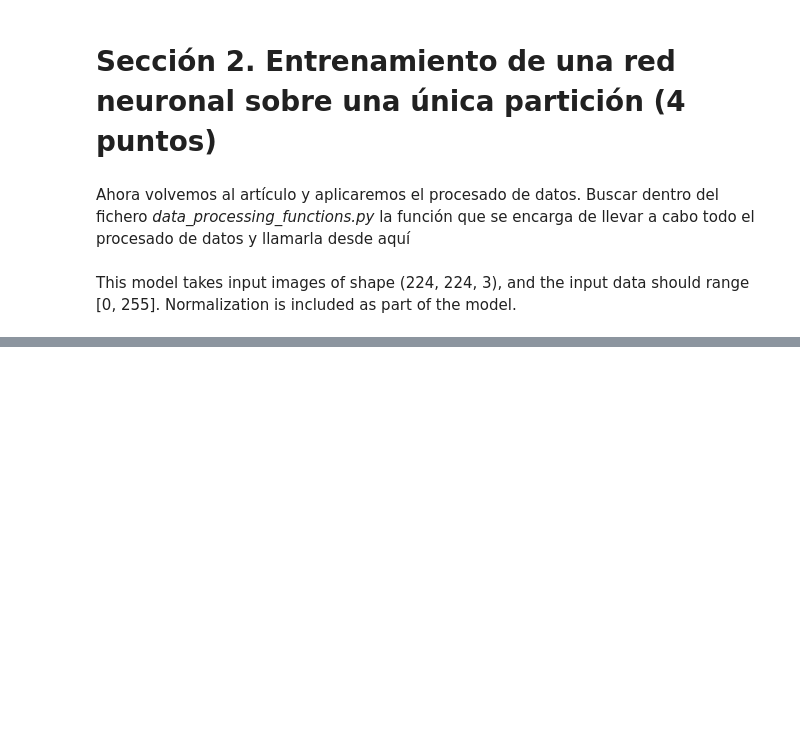
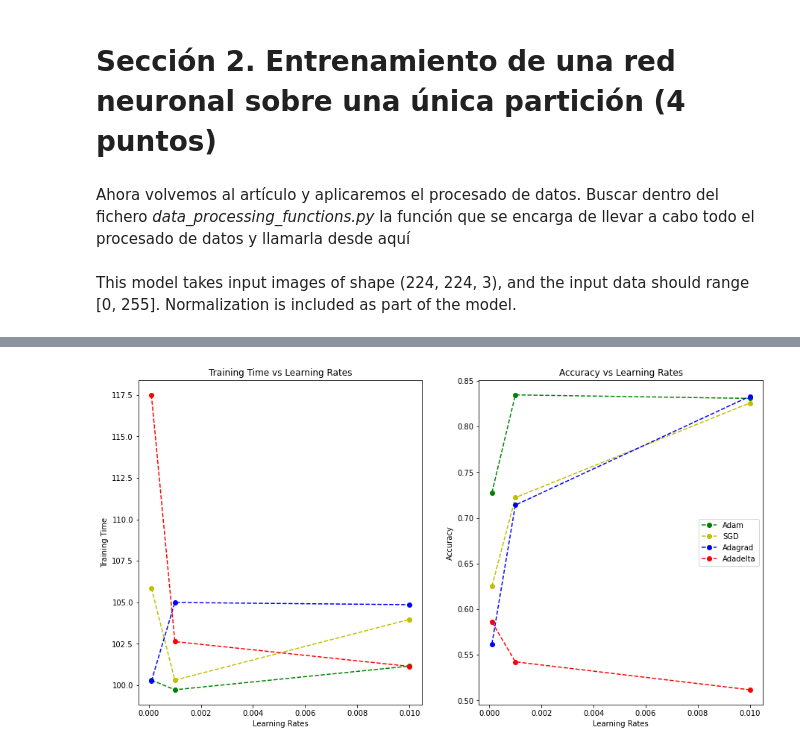
Before and after one commit to mtablado/uoc2022_deeplearning_pra, a Jupyter notebook: 2021-2_M2.875_PRA_mtabladol.ipynb, the cells around one changed output, grey strips where cells are left out. Drawn from its saved outputs; the diff is of its cells as text; code cells hidden in the pictures; blank space fills up the shorter version.

```diff
--- a/2021-2_M2.875_PRA_mtabladol.ipynb
+++ b/2021-2_M2.875_PRA_mtabladol.ipynb
@@ -191,3 +163,0 @@ def build_model(num_classes):
-# %%
-model = EfficientNetB0(weights="imagenet")
-model.summary()
@@ -998,0 +198,3 @@ plot_5th_circle(my_embedd_pca) #pasa los vectores luego del análisis de PCA
+# %%
+model = build_model()
+model.summary()
@@ -998,0 +261,11 @@ plot_5th_circle(my_embedd_pca) #pasa los vectores luego del análisis de PCA
+# %%
+# Compile
+optimizer = SGD(learning_rate=0.01)
+model.compile(
+    optimizer=optimizer, loss="binary_crossentropy", metrics=["accuracy"]
+)
+
+# Entrenar el modelo
+t0 = timeit.default_timer()
+mfit = model.fit(train_ds, epochs=100, batch_size=128, validation_data=valid_ds)
+training_time_ann = timeit.default_timer() - t0
@@ -998,0 +314,3 @@ plot_5th_circle(my_embedd_pca) #pasa los vectores luego del análisis de PCA
+# %%
+#Compute models
+c = compute(model, train_ds, valid_ds)
@@ -998,0 +335,69 @@ plot_5th_circle(my_embedd_pca) #pasa los vectores luego del análisis de PCA
+# %%
+#Plots
+
+# distribuir el resultado en variables más legibles
+opts = []
+times = []
+rates = []
+acc = []
+for i in range(len(c)):
+  m = c[i]
+  opts.append(m[0])
+  rates.append(m[1])
+  times.append(m[2])
+  acc.append(m[3])
+
+# Variables para las coordenadas de las lineas
+adam_rates = []
+adam_accuracy = []
+adam_times = []
+sgd_rates = []
+sgd_accuracy = []
+sgd_times = []
+adagrad_rates = []
+adagrad_accuracy = []
+adagrad_times = []
+adadelta_rates = []
+adadelta_accuracy = []
+adadelta_times = []
+
+# Transformacion de variables
+for i in range(len(times)):
+  if opts[i] == 'Adam':
+    adam_rates.append(rates[i])
+    adam_times.append(times[i])
+    adam_accuracy.append(acc[i])
+  elif opts[i] == 'SGD':
+    sgd_rates.append(rates[i])
+    sgd_times.append(times[i])
+    sgd_accuracy.append(acc[i])
+  elif opts[i] == 'Adagrad':
+    adagrad_rates.append(rates[i])
+    adagrad_times.append(times[i])
+    adagrad_accuracy.append(acc[i])
+  elif opts[i] == 'Adadelta':
+    adadelta_rates.append(rates[i])
+    adadelta_times.append(times[i])
+    adadelta_accuracy.append(acc[i])
+
+fig, ax = plt.subplots(1,2, figsize=(15,8))
+
+ax[0].plot(adam_rates, adam_times, linestyle='--', marker='o', color='g', label='Adam')
+ax[0].plot(sgd_rates, sgd_times, linestyle='--', marker='o', color='y', label='SGD')
+ax[0].plot(adagrad_rates, adagrad_times, linestyle='--', marker='o', color='b', label='Adagrad')
+ax[0].plot(adadelta_rates, adadelta_times, linestyle='--', marker='o', color='r', label='Adadelta')
+ax[0].set_title('Training Time vs Learning Rates')
+ax[0].set_xlabel('Learning Rates')
+ax[0].set_ylabel('Training Time')
+
+ax[1].plot(adam_rates, adam_accuracy, linestyle='--', marker='o', color='g', label='Adam')
+ax[1].plot(sgd_rates, sgd_accuracy, linestyle='--', marker='o', color='y', label='SGD')
+ax[1].plot(adagrad_rates, adagrad_accuracy, linestyle='--', marker='o', color='b', label='Adagrad')
+ax[1].plot(adadelta_rates, adadelta_accuracy, linestyle='--', marker='o', color='r', label='Adadelta')
+ax[1].set_title('Accuracy vs Learning Rates')
+ax[1].set_xlabel('Learning Rates')
+ax[1].set_ylabel('Accuracy')
+plt.legend()
+plt.show()
+# %% [output]
+[figure, added]
```
Also changed, not shown: parts of 103 cells of this notebook.
